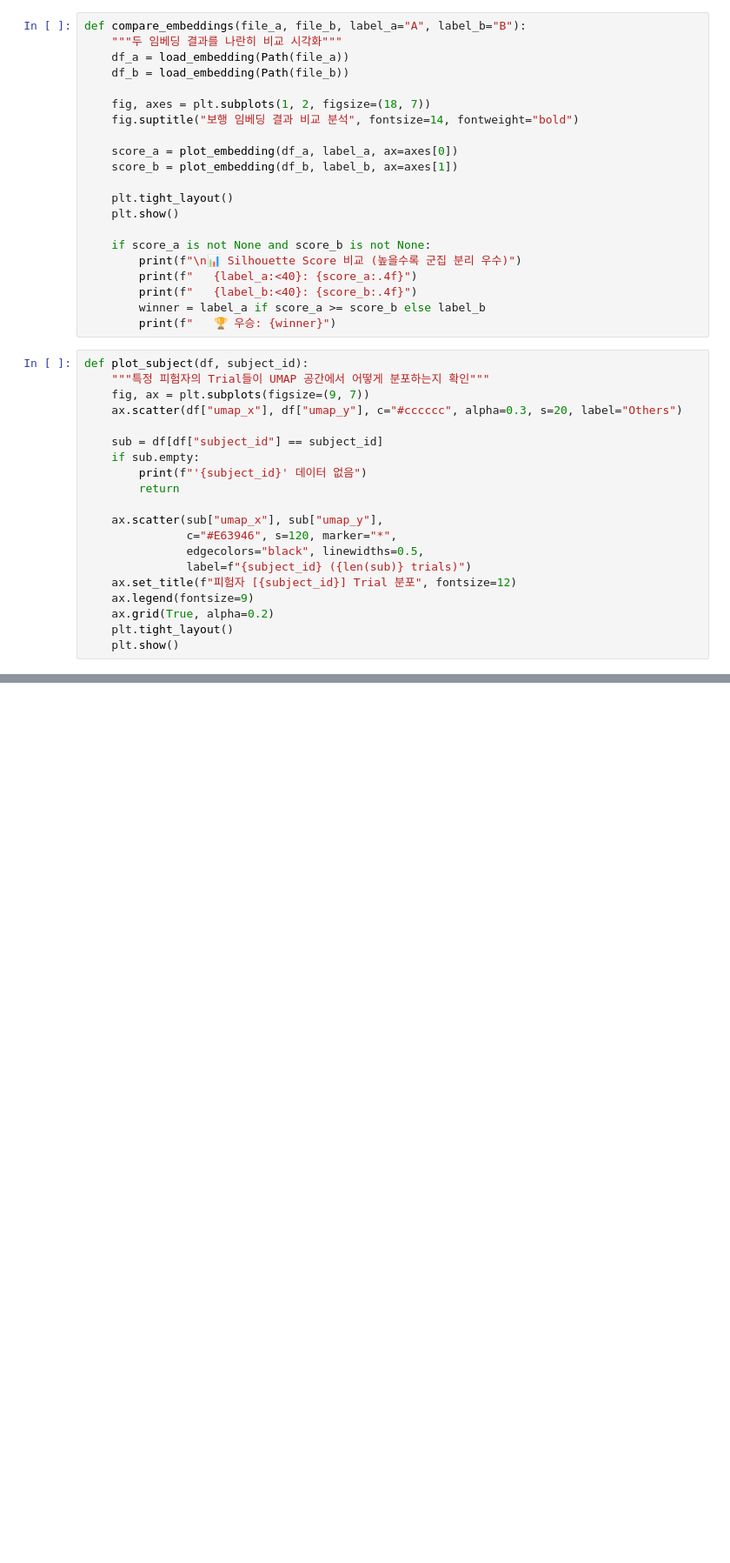
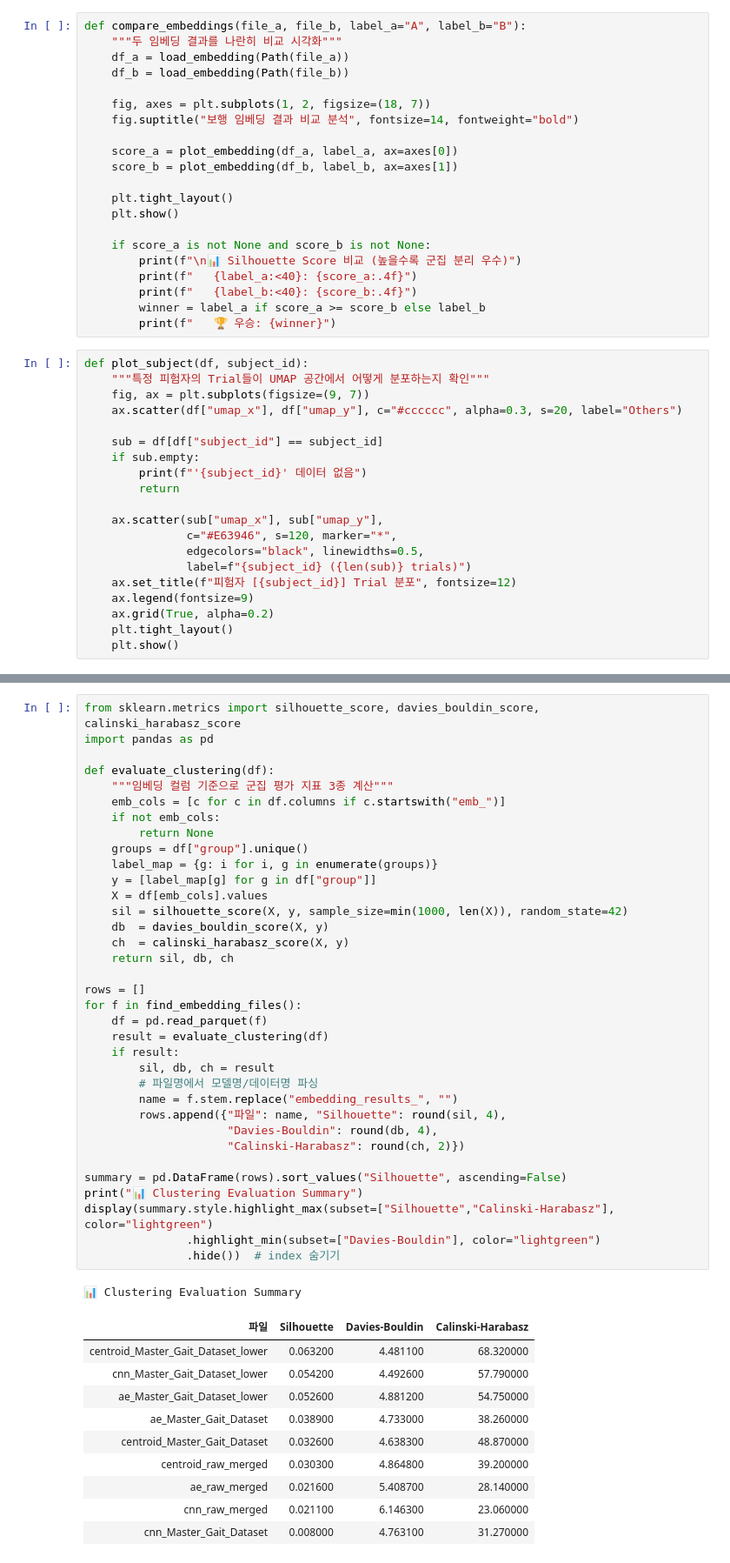
Before and after one commit to ryutt919/Knee-Assessment-from-Gait, a Jupyter notebook: notebooks/analysis_embeddings.ipynb, the cells around one changed output, grey strips where cells are left out. Shown at 87% size. Saved outputs shown, nothing was run; the diff lists cells and outputs as text; blank space fills up the shorter version.

```diff
--- a/notebooks/analysis_embeddings.ipynb
+++ b/notebooks/analysis_embeddings.ipynb
@@ -163,0 +207,47 @@ plot_subject(df, subject_id="ACLD3")
+# %%
+from sklearn.metrics import silhouette_score, davies_bouldin_score, calinski_harabasz_score
+import pandas as pd
+
+def evaluate_clustering(df):
+    """임베딩 컬럼 기준으로 군집 평가 지표 3종 계산"""
+    emb_cols = [c for c in df.columns if c.startswith("emb_")]
+    if not emb_cols:
+        return None
+    groups = df["group"].unique()
+    label_map = {g: i for i, g in enumerate(groups)}
+    y = [label_map[g] for g in df["group"]]
+    X = df[emb_cols].values
+    sil = silhouette_score(X, y, sample_size=min(1000, len(X)), random_state=42)
+    db  = davies_bouldin_score(X, y)
+    ch  = calinski_harabasz_score(X, y)
+    return sil, db, ch
+
+rows = []
+for f in find_embedding_files():
+    df = pd.read_parquet(f)
+    result = evaluate_clustering(df)
+    if result:
+        sil, db, ch = result
+        # 파일명에서 모델명/데이터명 파싱
+        name = f.stem.replace("embedding_results_", "")
+        rows.append({"파일": name, "Silhouette": round(sil, 4),
+                     "Davies-Bouldin": round(db, 4),
+                     "Calinski-Harabasz": round(ch, 2)})
+
+summary = pd.DataFrame(rows).sort_values("Silhouette", ascending=False)
+print("📊 Clustering Evaluation Summary")
+display(summary.style.highlight_max(subset=["Silhouette","Calinski-Harabasz"], color="lightgreen")
+               .highlight_min(subset=["Davies-Bouldin"], color="lightgreen")
+               .hide())  # index 숨기기
+# %% [output]
+📊 Clustering Evaluation Summary
+| 파일 | Silhouette | Davies-Bouldin | Calinski-Harabasz |
+| centroid_Master_Gait_Dataset_lower | 0.063200 | 4.481100 | 68.320000 |
+| cnn_Master_Gait_Dataset_lower | 0.054200 | 4.492600 | 57.790000 |
+| ae_Master_Gait_Dataset_lower | 0.052600 | 4.881200 | 54.750000 |
+| ae_Master_Gait_Dataset | 0.038900 | 4.733000 | 38.260000 |
+| centroid_Master_Gait_Dataset | 0.032600 | 4.638300 | 48.870000 |
+| centroid_raw_merged | 0.030300 | 4.864800 | 39.200000 |
+| ae_raw_merged | 0.021600 | 5.408700 | 28.140000 |
+| cnn_raw_merged | 0.021100 | 6.146300 | 23.060000 |
+| cnn_Master_Gait_Dataset | 0.008000 | 4.763100 | 31.270000 |
```
Also changed, not shown: parts of 7 cells of this notebook, 43 other files.
